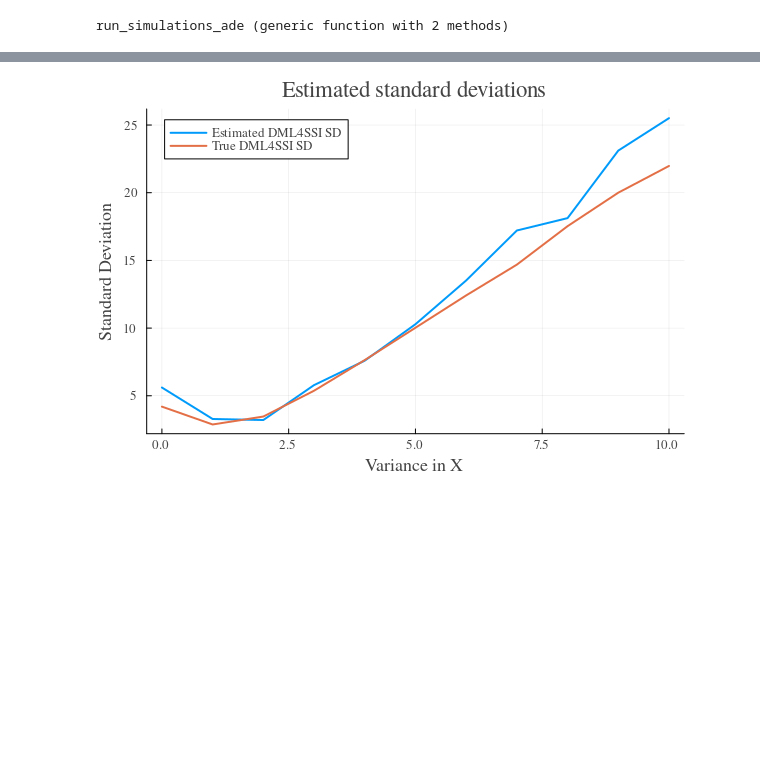
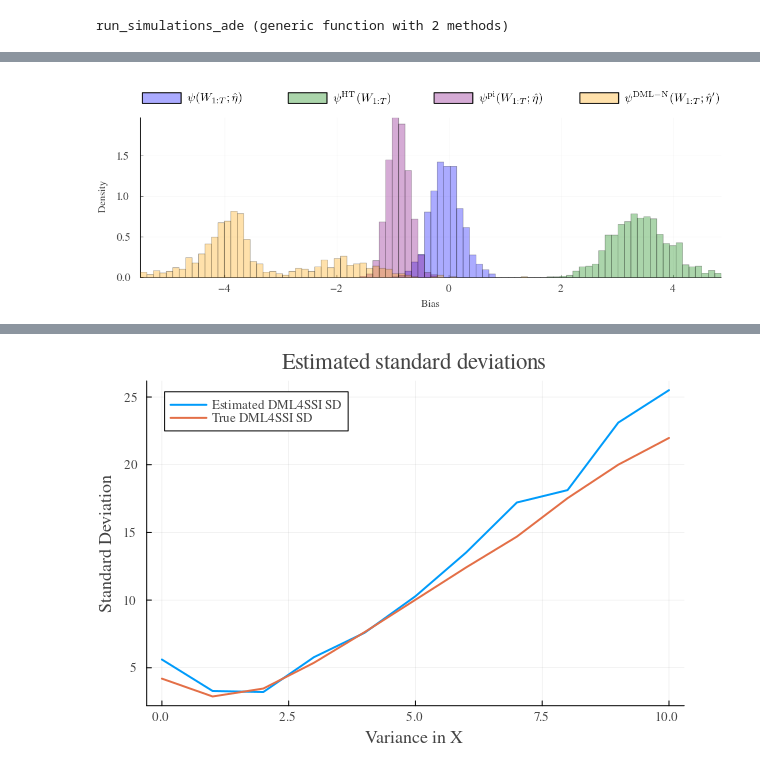
Before and after one commit to johnchrishays/dml4ssi, a Jupyter notebook: simulations.ipynb, the cells around one changed output, grey strips where cells are left out. Saved outputs shown, nothing was run; the diff lists cells and outputs as text; code cells hidden in the pictures; blank space fills up the shorter version.

```diff
--- a/simulations.ipynb
+++ b/simulations.ipynb
@@ -542,0 +573,73 @@ run_simulations_ade (generic function with 2 methods)
+# %%
+
+# Create histogram of estimates
+
+psi_star = mean(true_direct_effects)
+dml_naive_lower = quantile(dml_naive_estimates, 0.075) - psi_star
+dml_naive_upper = quantile(dml_naive_estimates, 0.95) - psi_star
+dml_ade_lower = quantile(dml_ade_estimates, pct) - psi_star
+dml_ade_upper = quantile(dml_ade_estimates, 1-pct) - psi_star
+naive_ade_lower = quantile(naive_ade_estimates, pct) - psi_star
+naive_ade_upper = quantile(naive_ade_estimates, 0.995) - psi_star
+plugin_ade_lower = quantile(plugin_ade_estimates, pct) - psi_star
+plugin_ade_upper = quantile(plugin_ade_estimates, 1-pct) - psi_star
+
+bin_lower = min(dml_ade_lower, naive_ade_lower, plugin_ade_lower, dml_naive_lower)
+bin_upper = max(dml_ade_upper, naive_ade_upper, plugin_ade_upper, dml_naive_upper)
+incr = (bin_upper - bin_lower) / n_bins
+bins = bin_lower:incr:bin_upper
+
+
+
+histogram(dml_ade_estimates .- psi_star,
+          alpha=opacity,
+          legendfontsize=LEGEND_SIZE,
+          tickfontsize=TICK_SIZE,
+          label=L"\psi(W_{1:T}; \hat \eta)",
+          normalize=true,
+          color=:blue,
+          legend=:outertop,
+          legend_columns=4,
+          legend_rows=1,
+          foreground_color_legend = nothing,
+          bins=bins,
+          size=sz,
+          left_margin=margin,
+          bottom_margin=margin)
+histogram!(naive_ade_estimates .- psi_star,
+          alpha=opacity,
+          label=L"\psi^{\mathrm{HT}}(W_{1:T})",
+          normalize=true,
+          bins=bins,
+          legendfontsize=LEGEND_SIZE,
+          tickfontsize=TICK_SIZE,
+          color=:green)
+histogram!(plugin_ade_estimates .- psi_star,
+          alpha=opacity,
+          label=L"\psi^{\mathrm{pi}}(W_{1:T}; \hat \eta)",
+          normalize=true,
+          bins=bins,
+          legendfontsize=LEGEND_SIZE,
+          tickfontsize=TICK_SIZE,
+          color=:purple)
+histogram!(dml_naive_estimates .- psi_star,
+          alpha=opacity,
+          label=L"\psi^{\mathrm{DML-N}}(W_{1:T}; \hat \eta')",
+          normalize=true,
+          bins=bins,
+          legendfontsize=LEGEND_SIZE,
+          tickfontsize=TICK_SIZE,
+          color=:orange)
+
+# title!("Distribution of Direct Effect Estimates")
+xlabel!("Bias")
+ylabel!("Density")
+xlims!(bin_lower, bin_upper)
+
+
+timestamp = Dates.format(now(), "yyyy-mm-dd_HH-MM-SS")
+savefig("direct_effect_$timestamp.svg");
+# savefig("direct_effect.svg");
+plot!()
+# %% [output]
+[figure, added]
```
Also changed, not shown: parts of 25 cells of this notebook.
